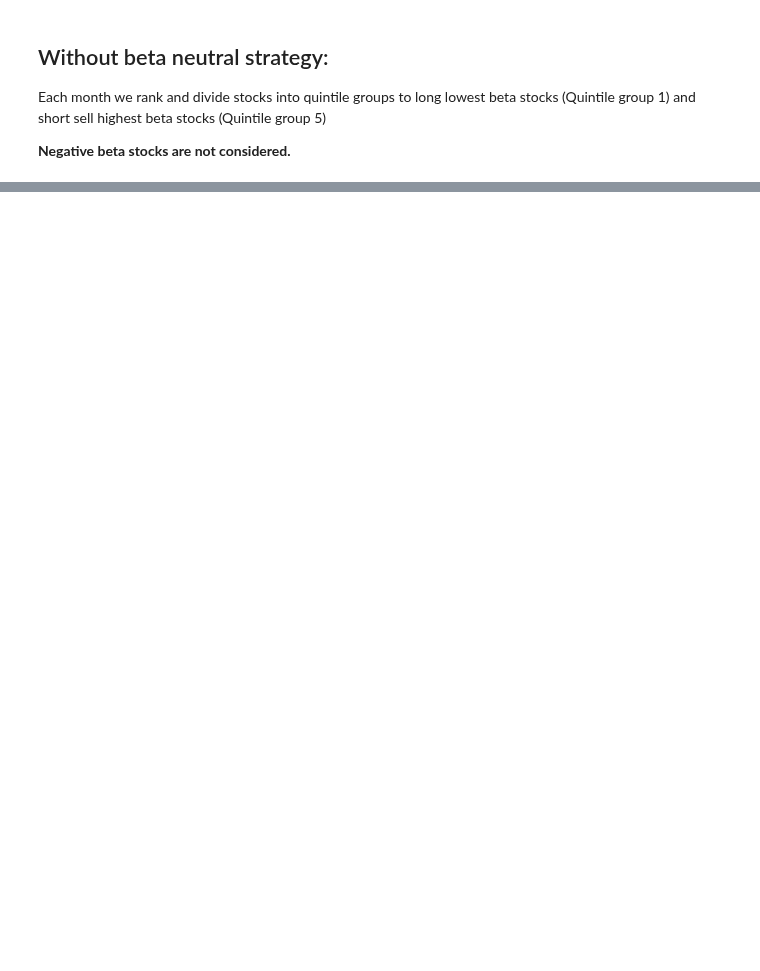
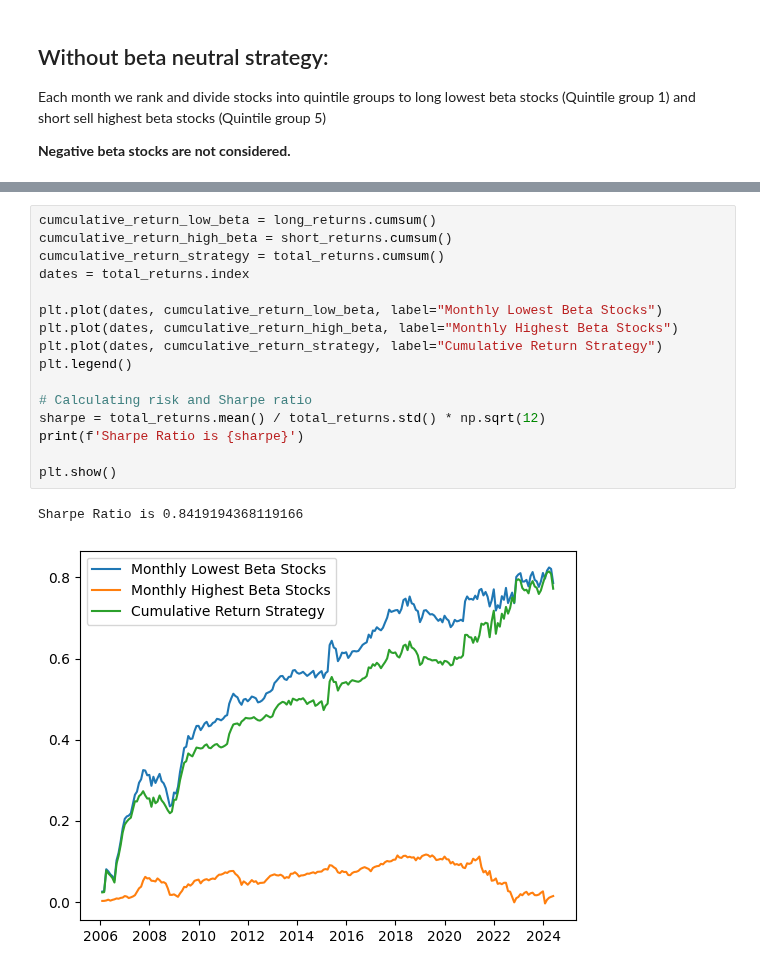
Before and after one commit to vd1371/AcademicQuantLab, a Jupyter notebook: Momentum/bet_against_beta_HK.ipynb, the cells around one changed output, grey strips where cells are left out. Saved outputs shown, nothing was run; the diff lists cells and outputs as text; blank space fills up the shorter version.

```diff
--- a/Momentum/bet_against_beta_HK.ipynb
+++ b/Momentum/bet_against_beta_HK.ipynb
@@ -222,3 +280,22 @@ Sharpe Ratio is 0.872005424739978
+# %%
+cumculative_return_low_beta = long_returns.cumsum()
+cumculative_return_high_beta = short_returns.cumsum()
+cumculative_return_strategy = total_returns.cumsum()
+dates = total_returns.index
+
+plt.plot(dates, cumculative_return_low_beta, label="Monthly Lowest Beta Stocks")
+plt.plot(dates, cumculative_return_high_beta, label="Monthly Highest Beta Stocks")
+plt.plot(dates, cumculative_return_strategy, label="Cumulative Return Strategy")
+plt.legend()
+
+# Calculating risk and Sharpe ratio
+sharpe = total_returns.mean() / total_returns.std() * np.sqrt(12)
+print(f'Sharpe Ratio is {sharpe}')
+
+plt.show()
+# %% [output]
+Sharpe Ratio is 0.8419194368119166
+[figure, added]
 # %% [markdown]
 ## Personal thoughts about the results of the whole Bet Against Beta strategy
 
```
Also changed, not shown: parts of 8 cells of this notebook, 1 other file.
